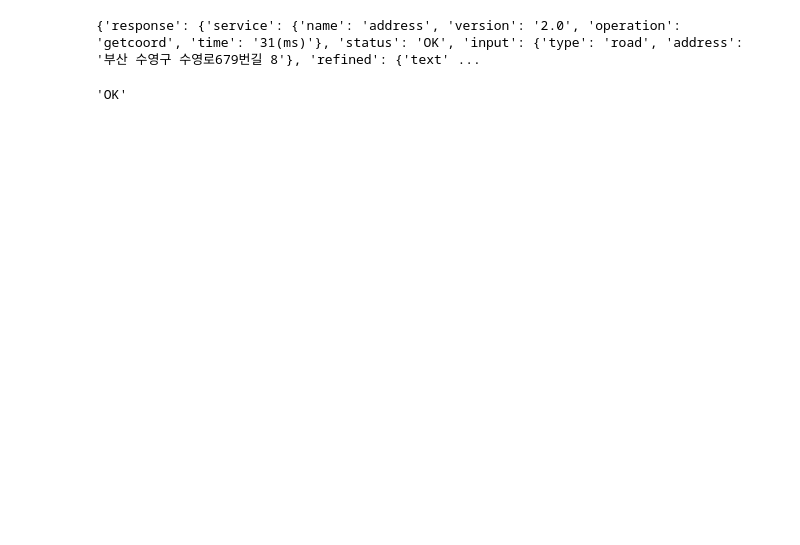
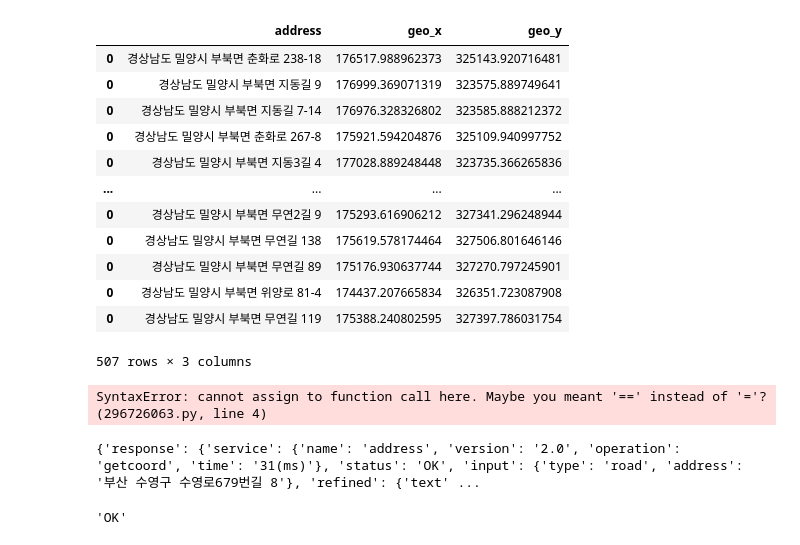
Before and after one commit to kknaks/bigdataclass, a Jupyter notebook: bigdata1/ex.ipynb, the cells around one changed output. Saved outputs shown, nothing was run; the diff lists cells and outputs as text; code cells hidden in the pictures; blank space fills up the shorter version.

```diff
--- a/bigdata1/ex.ipynb
+++ b/bigdata1/ex.ipynb
@@ -3,2 +7,58 @@ import requests
 # %%
 key = 'E629ECA6-39DC-3D66-95C1-12AF932CF72D'
+# %%
+#엑셀 불러오기
+read_xlsx = load_workbook(r"./data/sample.xlsx")
+read_sheet = read_xlsx.active
+name_col = read_sheet['A']
+
+geocode = pd.DataFrame()
+#api 호출
+for cell in name_col:
+    address = cell.value
+    apiurl = "http://api.vworld.kr/req/address?"
+    params = {
+    "service": "address",
+    "request": "getcoord",
+    "crs": "epsg:5187",
+    "address": address,
+    "format": "json",
+    "type": "road",
+    "key": key
+    }
+
+    response = requests.get(apiurl, params=params)
+
+    if response.status_code == 200:
+        result = response.json()
+        disc = result.get('response').get('status')
+        if disc == 'OK':
+            geo_x = (result.get('response').get('result').get('point').get('x'))
+            geo_y = (result.get('response').get('result').get('point').get('y'))
+        else :
+            geo_x = '-'
+            geo_y = '-'
+
+        temp = pd.DataFrame({
+            'address' : address,
+            'geo_x' : geo_x,
+            'geo_y' : geo_y
+            }, index = [0])
+
+        geocode = geocode.append(temp)
+# %%
+geocode
+# %% [output]
+|  | address | geo_x | geo_y |
+| 0 | 경상남도 밀양시 부북면 춘화로 238-18 | 176517.988962373 | 325143.920716481 |
+| 0 | 경상남도 밀양시 부북면 지동길 9 | 176999.369071319 | 323575.889749641 |
+| 0 | 경상남도 밀양시 부북면 지동길 7-14 | 176976.328326802 | 323585.888212372 |
+| 0 | 경상남도 밀양시 부북면 춘화로 267-8 | 175921.594204876 | 325109.940997752 |
+| 0 | 경상남도 밀양시 부북면 지동3길 4 | 177028.889248448 | 323735.366265836 |
+| ... | ... | ... | ... |
+| 0 | 경상남도 밀양시 부북면 무연2길 9 | 175293.616906212 | 327341.296248944 |
+| 0 | 경상남도 밀양시 부북면 무연길 138 | 175619.578174464 | 327506.801646146 |
+| 0 | 경상남도 밀양시 부북면 무연길 89 | 175176.930637744 | 327270.797245901 |
+| 0 | 경상남도 밀양시 부북면 위양로 81-4 | 174437.207665834 | 326351.723087908 |
+| 0 | 경상남도 밀양시 부북면 무연길 119 | 175388.240802595 | 327397.786031754 |
+507 rows × 3 columns
@@ -5,3 +91,10 @@ key = 'E629ECA6-39DC-3D66-95C1-12AF932CF72D'
+# %%
+read_xlsx = load_workbook(r"./data/sample.xlsx")
+read_sheet = read_xlsx.active
+
+read_sheet.insert_cols(2) = geo_x
+# %% [output]
+SyntaxError: cannot assign to function call here. Maybe you meant '==' instead of '='? (296726063.py, line 4)
 # %%
 import requests
 apiurl = "http://api.vworld.kr/req/address?"
```
Also changed, not shown: parts of 32 cells of this notebook, 4 other files.
